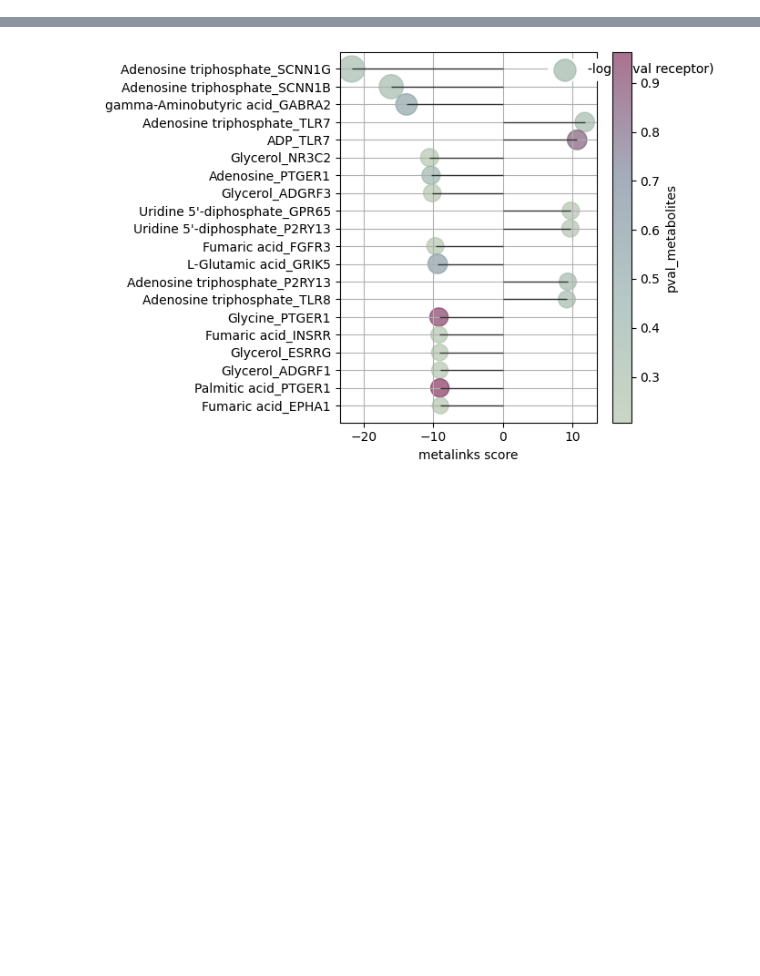
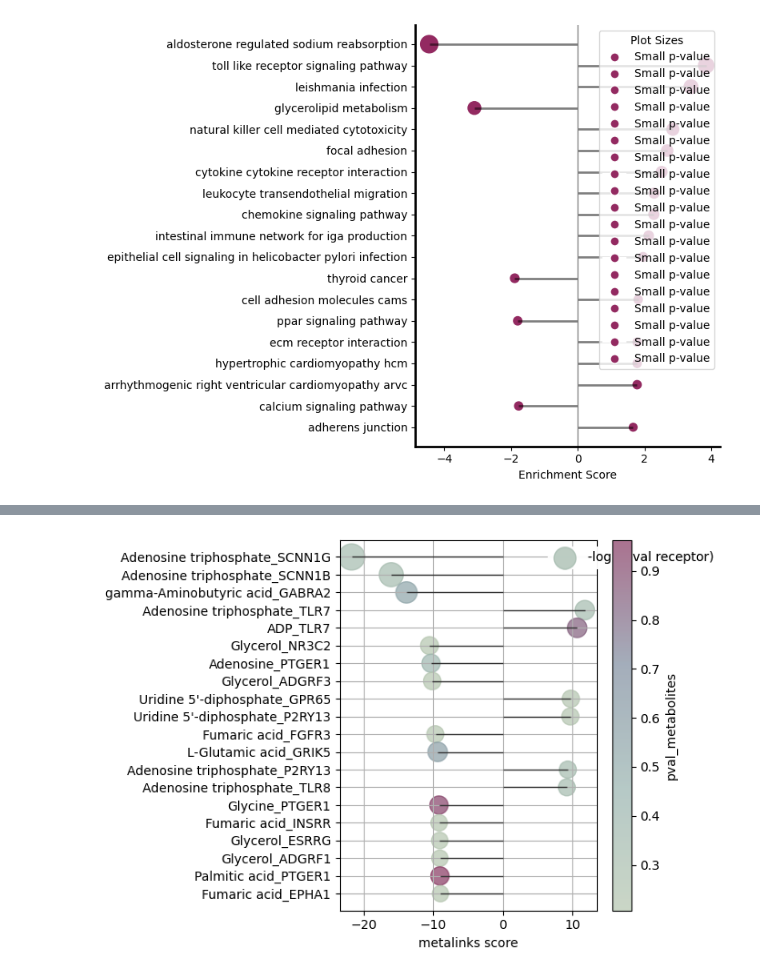
Before and after one commit to saezlab/MetalinksDB, a Jupyter notebook: nb/Figure_3.ipynb, the cells around one changed output, grey strips where cells are left out. Saved outputs shown, nothing was run; the diff lists cells and outputs as text; code cells hidden in the pictures; blank space fills up the shorter version.

```diff
--- a/nb/Figure_3.ipynb
+++ b/nb/Figure_3.ipynb
@@ -262,3 +309,66 @@ plt.show()
+# %%
+import matplotlib.pyplot as plt
+import numpy as np
+from matplotlib.lines import Line2D
+
+# Assuming you have a DataFrame called 'data' with columns 'Enrichment Score' and 'p-value'
+data = res_df[['Enrichment Score', 'p-value']]
+data['Pathway'] = data.index
+
+data = data[data['p-value'] < 0.1]
+# invert the row order
+data = data.iloc[::-1]
+
+# Set the plot size and create subplots
+plt.figure(figsize=(8, 6))
+ax = plt.subplot()
+
+# Plot the lollipops
+col1 = '#932A61'
+col2 = 'black'
+
+inverted_pvalues = -np.log10(data['p-value'])
+plot_sizes = inverted_pvalues * 50
+
+# Create custom legend labels and handles for different plot sizes
+legend_labels = ['Small p-value', 'Medium p-value', 'Large p-value']
+legend_handles = []
+
+# Define thresholds for different plot size categories
+small_threshold = 10
+medium_threshold = 20
+
+# Iterate through the data and assign plot sizes to categories
+for i in range(len(data)):
+    if inverted_pvalues.iloc[i] <= small_threshold:
+        legend_handles.append(Line2D([0], [0], marker='o', color='w', markerfacecolor=col1, markersize=8, label=legend_labels[0]))
+    elif small_threshold < inverted_pvalues.iloc[i] <= medium_threshold:
+        legend_handles.append(Line2D([0], [0], marker='o', color='w', markerfacecolor=col1, markersize=12, label=legend_labels[1]))
+    else:
+        legend_handles.append(Line2D([0], [0], marker='o', color='w', markerfacecolor=col1, markersize=16, label=legend_labels[2]))
+
+# Scatter plot with legend handles
+sc = ax.scatter(data['Enrichment Score'], data['Pathway'], color=col1, alpha=1, s=plot_sizes)
+
+ax.hlines(y=data['Pathway'], xmin=0, xmax=data['Enrichment Score'], color=col2, alpha=0.5, linewidth=2)
+
+# Customize the plot
+ax.set_xlabel('Enrichment Score')
+ax.axvline(x=0, color='gray', linestyle='-', linewidth=1)
+ax.grid(True, axis='y', linestyle='')
+ax.spines['right'].set_visible(False)
+ax.spines['top'].set_visible(False)
+ax.spines['left'].set_linewidth(2)
+ax.spines['bottom'].set_linewidth(2)
+
+# Add a custom legend
+plt.legend(handles=legend_handles, title='Plot Sizes', loc='upper right')
+
+# Show the plot
+plt.tight_layout()
+plt.show()
+# %% [output]
+[figure, added]
 # %%
 from adjustText import adjust_text
 # Assuming your DataFrame is called 'df' with columns 'LR', 't_metabolites', 't_RNA', and 'metalinks'
```
Also changed, not shown: parts of 22 cells of this notebook.
